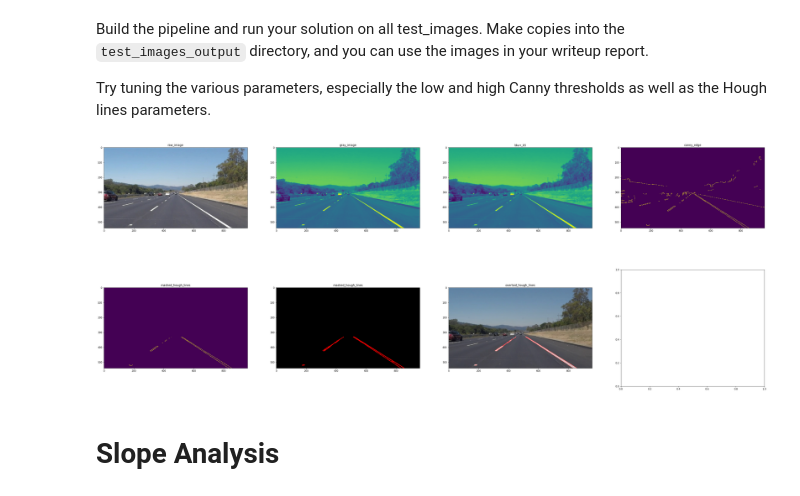
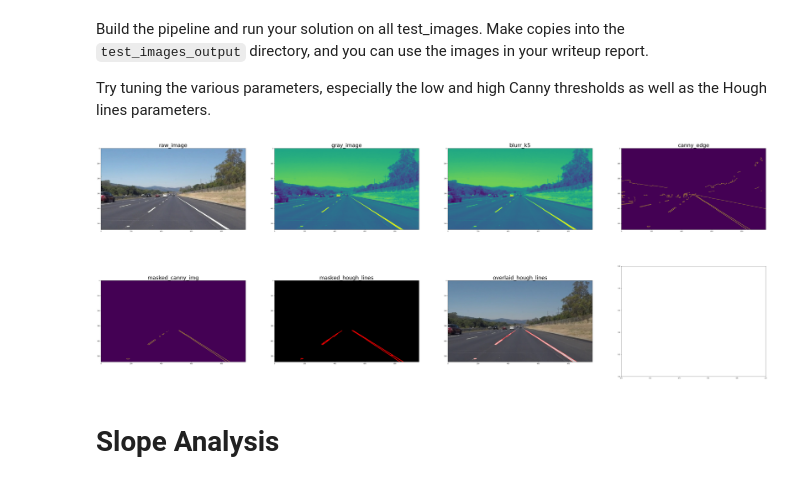
Before and after one commit to Sardhendu/self-driving-vehicle, a Jupyter notebook: src/lane_lines/P1.ipynb, the cells around one changed output. Drawn from its saved outputs; the diff is of its cells as text; code cells hidden in the pictures.

Commit message:
Add images

```diff
--- a/src/lane_lines/P1.ipynb
+++ b/src/lane_lines/P1.ipynb
@@ -209,32 +209,32 @@ Try tuning the various parameters, especially the low and high Canny thresholds
 # %%
 def preprocess(image, debug=False):
     if debug:
         raw_img = image.copy()
     grayscale_img = grayscale(image)
     blurr_img = gaussian_blur(grayscale_img, kernel_size=5)
     edge_img = canny(blurr_img, low_threshold=100, high_threshold=200)
     # Get the required field of view
     lane_mask_vertices = np.array([[110, 540], [450, 330], [550, 330], [870, 540]])
     mask_img = region_of_interest(edge_img, vertices=lane_mask_vertices)
 
     hough_img, hough_lines_ = hough_lines(
         mask_img, rho=2, theta=np.pi/180, threshold=5, min_line_len=10, max_line_gap=30
     )
 
     # Create the weighted Overlaid image
     if debug:
         overlaid_img = weighted_img(hough_img, raw_img, α=0.8, β=1., γ=0.)
-        commons.subplots(nrows=2, ncols=4, figsize=(50, 20))(
+        commons.subplots(nrows=2, ncols=4, figsize=(80, 30))(
             [raw_img, grayscale_img, blurr_img, edge_img, mask_img, hough_img, overlaid_img],
-            ["raw_image", "gray_image", "blurr_k5", "canny_edge", "masked_hough_lines", "masked_hough_lines", "overlaid_hough_lines"]
+            ["raw_image", "gray_image", "blurr_k5", "canny_edge", "masked_canny_img", "masked_hough_lines", "overlaid_hough_lines"]
         )
 
     return hough_lines_
 
 raw_img = image.copy()
 hough_lines_ = preprocess(image, debug=True)
 # %% [output]
-[figure, old version]
+[figure, new version]
 # %% [markdown]
 # Slope Analysis
 # %%
```
Also changed, not shown: parts of 2 cells of this notebook, 4 other files.
